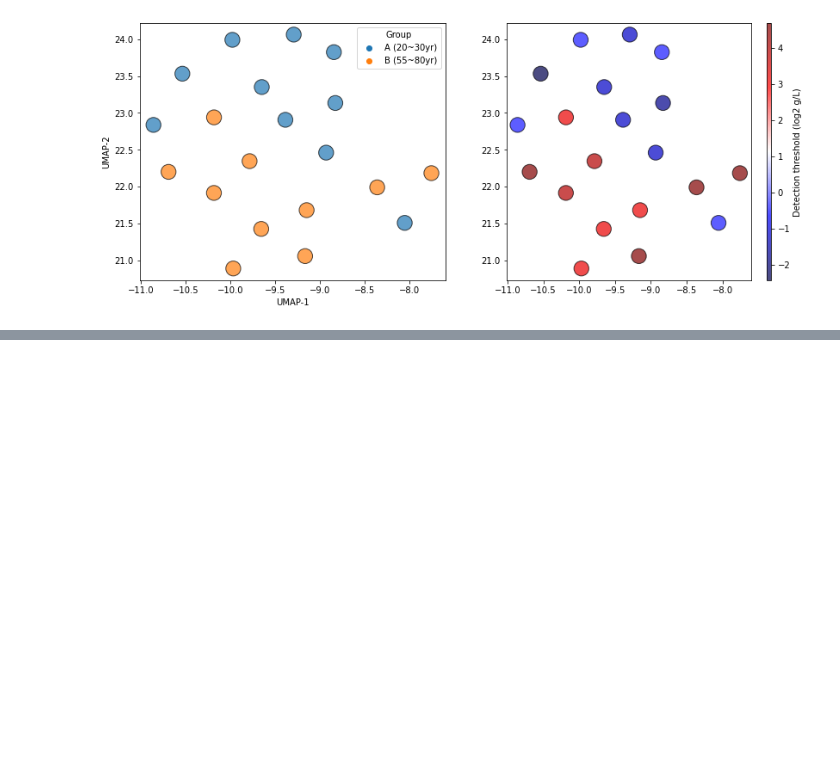
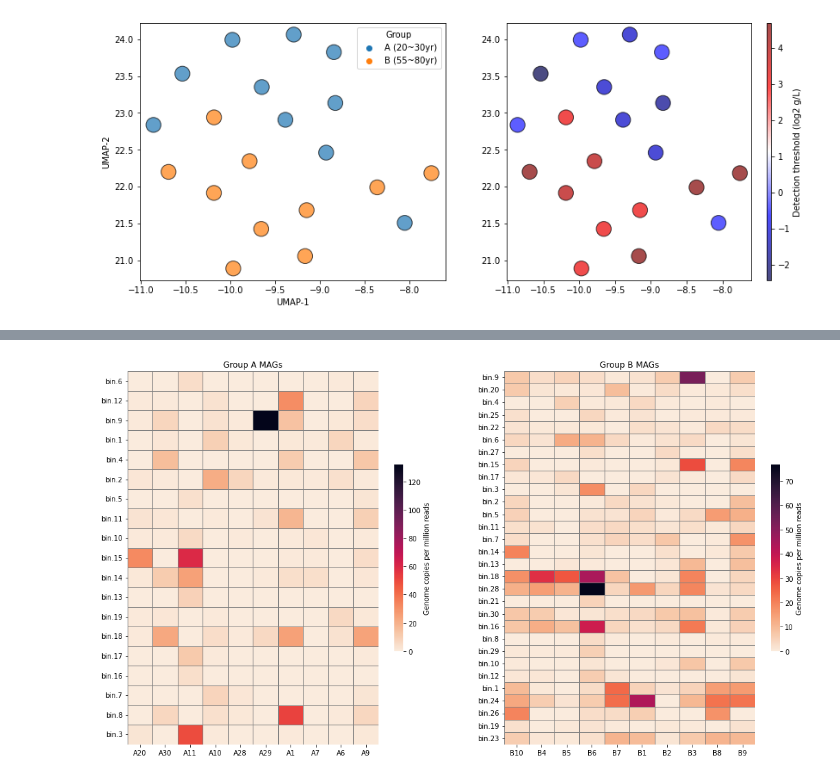
Before and after one commit to SizheQiu/OralMicroIX, a Jupyter notebook: workflow/metag_analysis.ipynb, the cells around one changed output, grey strips where cells are left out. Cells and saved outputs as stored; diff of their text form; code cells hidden in the pictures; blank space fills up the shorter version.

```diff
--- a/workflow/metag_analysis.ipynb
+++ b/workflow/metag_analysis.ipynb
@@ -180,0 +170,12 @@ KeyboardInterrupt:
+# %%
+fig, axs = plt.subplots(1,2,figsize=(18,10))
+sns.heatmap(data=Abin_quant.iloc[:,1:], yticklabels=Abin_quant['Genomic bins'],cmap ="rocket_r",
+            cbar_kws={"shrink": 0.5,'label':'Genome copies per million reads'},
+            linewidths=0.8,linecolor="grey",ax=axs[0]);
+sns.heatmap(data=Bbin_quant.iloc[:,1:],yticklabels=Bbin_quant['Genomic bins'],cmap ="rocket_r",
+            cbar_kws={"shrink": 0.5, 'label':'Genome copies per million reads'},
+            linewidths=0.8,linecolor="grey",ax=axs[1]);
+axs[0].set_title('Group A MAGs',fontsize=12);
+axs[1].set_title('Group B MAGs',fontsize=12);
+# %% [output]
+[figure, added]
```
Also changed, not shown: parts of 9 cells of this notebook, 5 other files.
